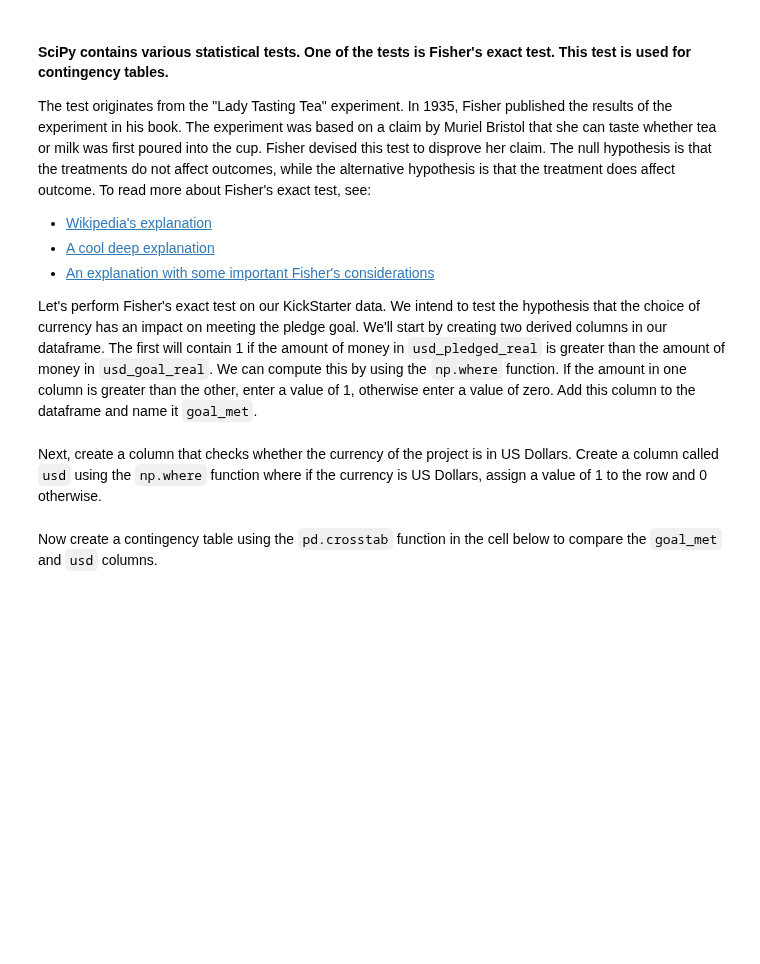
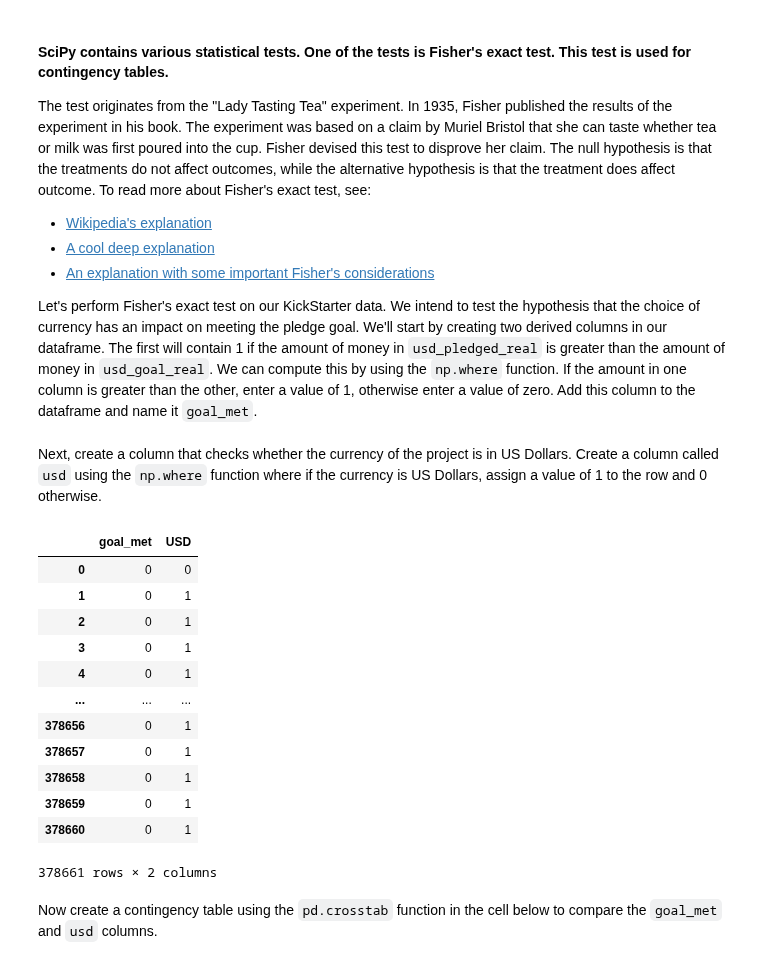
Before and after one commit to ta-data-lis/lab-intro-to-scipy, a Jupyter notebook: your-code/main.ipynb, the cells around one changed output. Cells and saved outputs as stored; diff of their text form; code cells hidden in the pictures; blank space fills up the shorter version.

```diff
--- a/your-code/main.ipynb
+++ b/your-code/main.ipynb
@@ -40,2 +64,10 @@ Let's perform Fisher's exact test on our KickStarter data. We intend to test the
+# %%
+# Your code here:
+# H0: Currency has no impact on pledge goal
+# H1: Currency has an impact on pledge goal
+
+condition = df["usd_pledged_real"]>df["usd_goal_real"]
+real = np.where(condition, 1,0)
+goal_met = pd.DataFrame({"goal_met":real})
 # %% [markdown]
 Next, create a column that checks whether the currency of the project is in US Dollars. Create a column called `usd` using the `np.where` function where if the currency is US Dollars, assign a value of 1 to the row and 0 otherwise.
@@ -44,3 +74,26 @@ Next, create a column that checks whether the currency of the project is in US D
+# %%
+# Your code here:
+condition = df["currency"]=="USD"
+
+usd = np.where(condition, 1,0)
+
+goal_met["USD"]=usd
+
+goal_met
+# %% [output]
+|  | goal_met | USD |
+| 0 | 0 | 0 |
+| 1 | 0 | 1 |
+| 2 | 0 | 1 |
+| 3 | 0 | 1 |
+| 4 | 0 | 1 |
+| ... | ... | ... |
+| 378656 | 0 | 1 |
+| 378657 | 0 | 1 |
+| 378658 | 0 | 1 |
+| 378659 | 0 | 1 |
+| 378660 | 0 | 1 |
+378661 rows × 2 columns
 # %% [markdown]
 Now create a contingency table using the `pd.crosstab` function in the cell below to compare the `goal_met` and `usd` columns.
 # %% [markdown]
```
Also changed, not shown: parts of 22 cells of this notebook, 1 other file.
